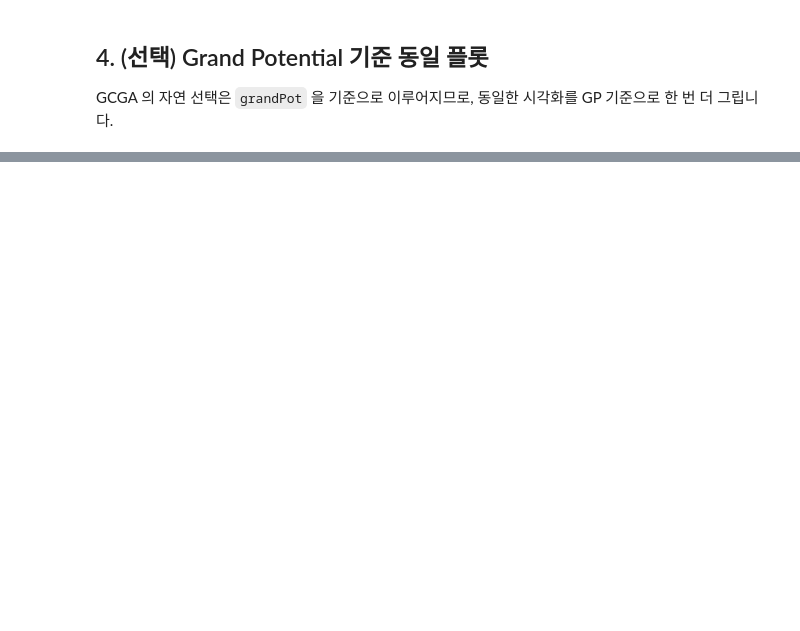
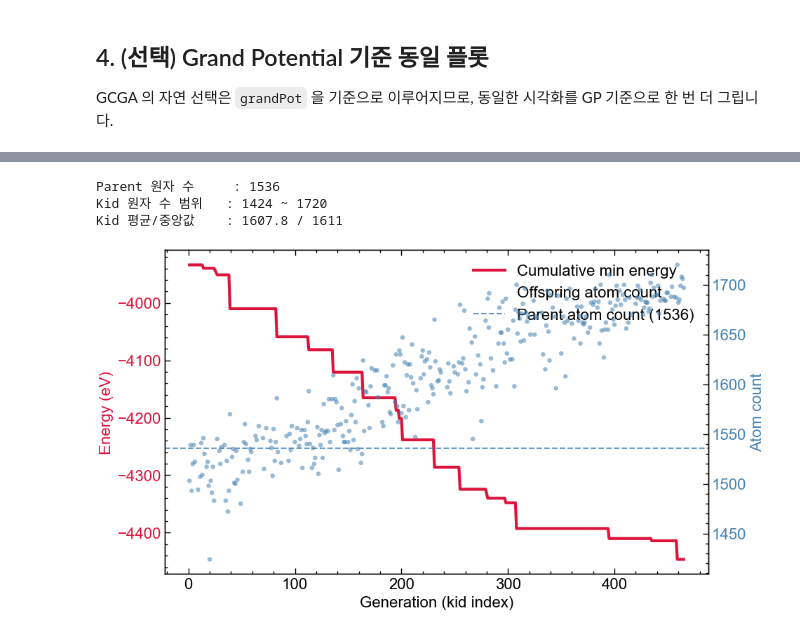
Before and after one commit to 00LKH/AgCu_Island, a Jupyter notebook: 04_plot/plot_ga.ipynb, the cells around one changed output, grey strips where cells are left out. Cells and saved outputs as stored; diff of their text form; code cells hidden in the pictures; blank space fills up the shorter version.

```diff
--- a/04_plot/plot_ga.ipynb
+++ b/04_plot/plot_ga.ipynb
@@ -215,0 +237,43 @@ plt.show()
+# %%
+# load-db 에서 이미 수집한 kid_natoms, parent_natoms 를 그대로 사용
+parent_N = int(np.unique(parent_natoms)[0])  # parent 는 모두 동일
+
+print(f'Parent 원자 수     : {parent_N}')
+print(f'Kid 원자 수 범위   : {kid_natoms.min()} ~ {kid_natoms.max()}')
+print(f'Kid 평균/중앙값    : {kid_natoms.mean():.1f} / {np.median(kid_natoms):.0f}')
+
+# --- 이중 y축 플롯 ---
+fig, ax1 = plt.subplots()
+
+c_E = 'crimson'
+c_N = 'steelblue'
+
+# Left: 누적 최저 에너지 (line)
+ax1.plot(kid_idx, cum_min_E, color=c_E, lw=3.0, label='Cumulative min energy')
+ax1.set_xlabel('Generation (kid index)')
+ax1.set_ylabel('Energy (eV)', color=c_E)
+ax1.tick_params(axis='y', labelcolor=c_E)
+ax1.minorticks_on()
+
+# Right: 자식 구조 원자 수 (point) + parent reference
+ax2 = ax1.twinx()
+ax2.scatter(kid_idx, kid_natoms,
+            s=22, color=c_N, edgecolor='none', alpha=0.55,
+            label='Offspring atom count')
+ax2.axhline(parent_N, color=c_N, ls='--', lw=1.5, alpha=0.8,
+            label=f'Parent atom count ({parent_N})')
+ax2.set_ylabel('Atom count', color=c_N)
+ax2.tick_params(axis='y', labelcolor=c_N)
+
+# 범례 통합
+h1, l1 = ax1.get_legend_handles_labels()
+h2, l2 = ax2.get_legend_handles_labels()
+ax1.legend(h1 + h2, l1 + l2, loc='best')
+
+plt.savefig(os.path.join(FIG_DIR, '05_energy_and_atomcount.png'))
+plt.show()
+# %% [output]
+Parent 원자 수     : 1536
+Kid 원자 수 범위   : 1424 ~ 1720
+Kid 평균/중앙값    : 1607.8 / 1611
+[figure, added]
```
Also changed, not shown: parts of 11 cells of this notebook, 9 other files.
